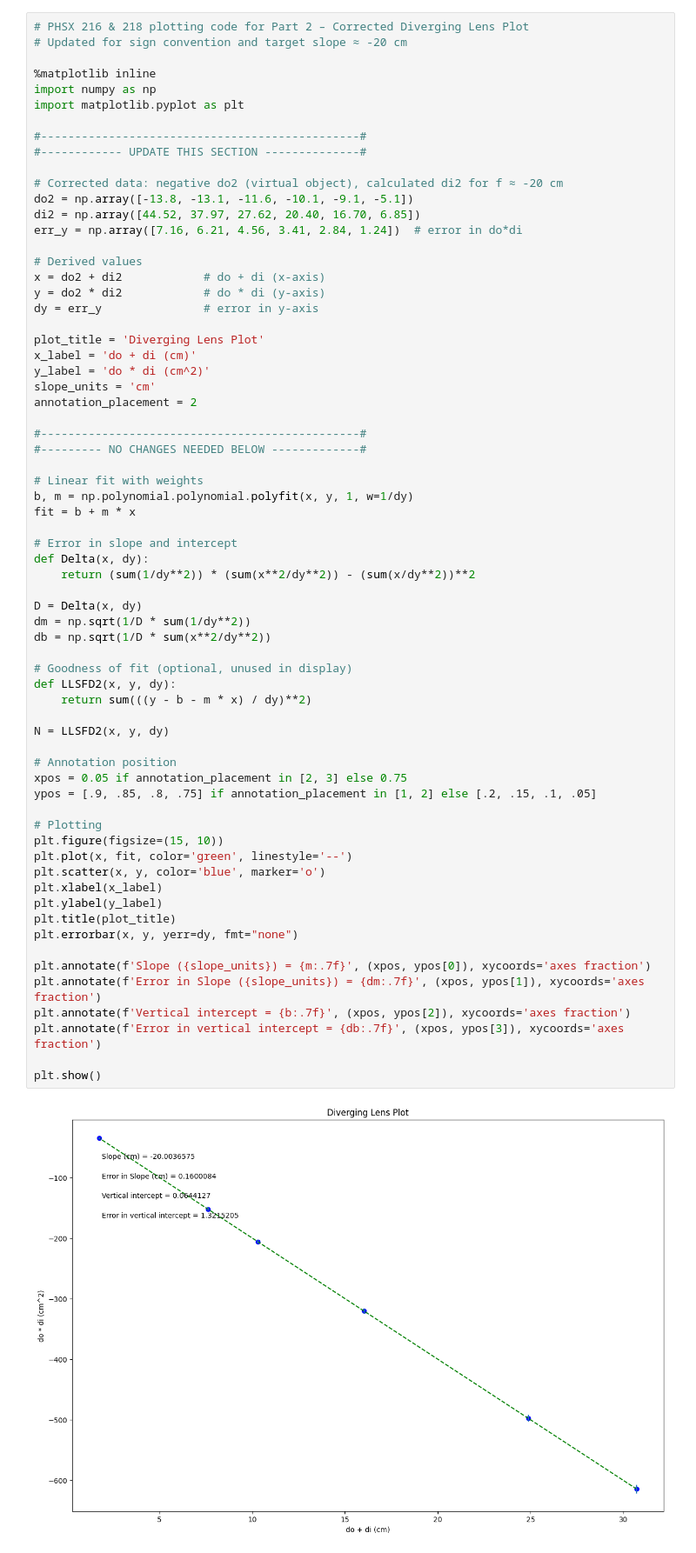
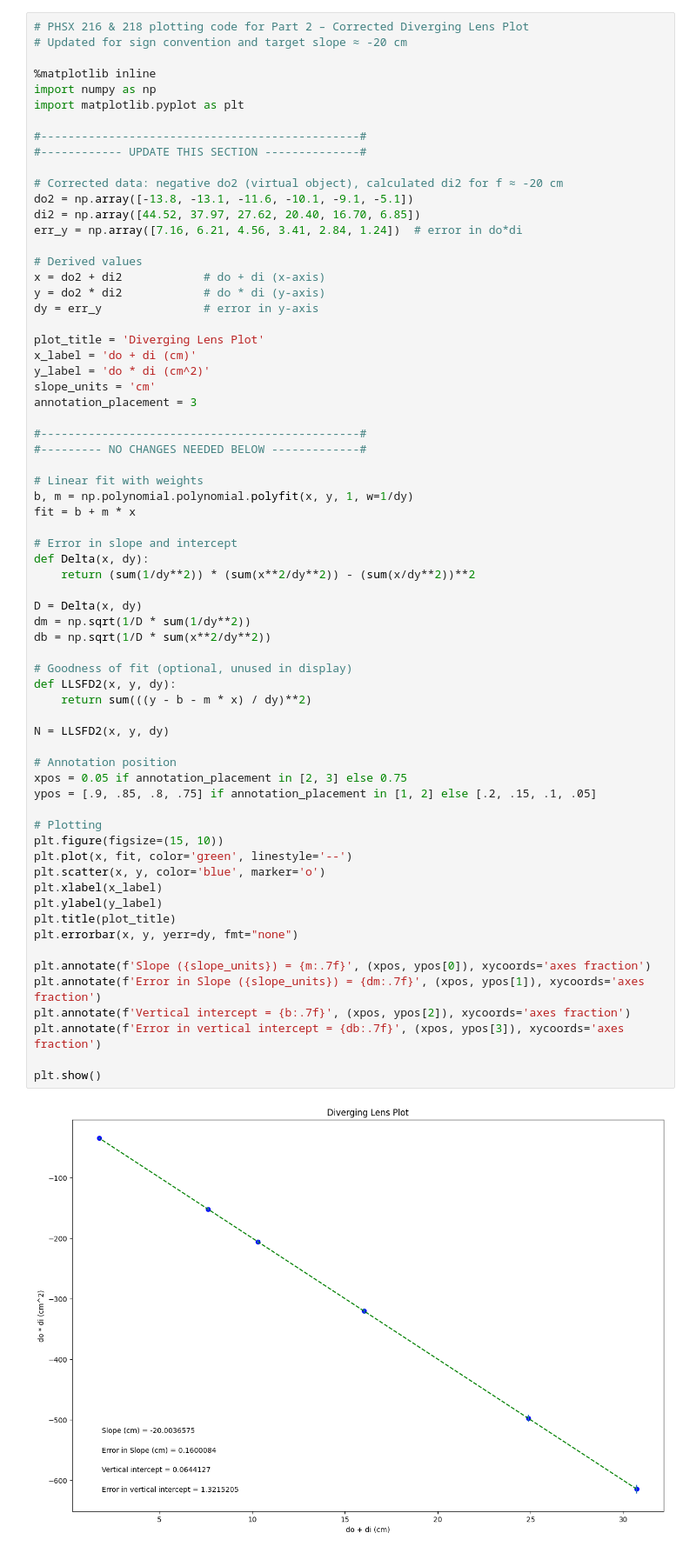
Before and after one commit to TrevanMorin/Physics, a Jupyter notebook: Lenses8.ipynb, the cells around one changed output. Shown at 87% size. Cells and saved outputs as stored; diff of their text form.

```diff
--- a/Lenses8.ipynb
+++ b/Lenses8.ipynb
@@ -104,7 +104,7 @@ plot_title = 'Diverging Lens Plot'
 x_label = 'do + di (cm)'
 y_label = 'do * di (cm^2)'
 slope_units = 'cm'
-annotation_placement = 2
+annotation_placement = 3
 
 #-----------------------------------------------#
 #--------- NO CHANGES NEEDED BELOW -------------#
@@ -120,31 +120,31 @@ def Delta(x, dy):
 D = Delta(x, dy)
 dm = np.sqrt(1/D * sum(1/dy**2))
 db = np.sqrt(1/D * sum(x**2/dy**2))
 
 # Goodness of fit (optional, unused in display)
 def LLSFD2(x, y, dy):
     return sum(((y - b - m * x) / dy)**2)
 
 N = LLSFD2(x, y, dy)
 
 # Annotation position
 xpos = 0.05 if annotation_placement in [2, 3] else 0.75
 ypos = [.9, .85, .8, .75] if annotation_placement in [1, 2] else [.2, .15, .1, .05]
 
 # Plotting
 plt.figure(figsize=(15, 10))
 plt.plot(x, fit, color='green', linestyle='--')
 plt.scatter(x, y, color='blue', marker='o')
 plt.xlabel(x_label)
 plt.ylabel(y_label)
 plt.title(plot_title)
 plt.errorbar(x, y, yerr=dy, fmt="none")
 
 plt.annotate(f'Slope ({slope_units}) = {m:.7f}', (xpos, ypos[0]), xycoords='axes fraction')
 plt.annotate(f'Error in Slope ({slope_units}) = {dm:.7f}', (xpos, ypos[1]), xycoords='axes fraction')
 plt.annotate(f'Vertical intercept = {b:.7f}', (xpos, ypos[2]), xycoords='axes fraction')
 plt.annotate(f'Error in vertical intercept = {db:.7f}', (xpos, ypos[3]), xycoords='axes fraction')
 
 plt.show()
 # %% [output]
-[figure, old version]
+[figure, new version]
```
